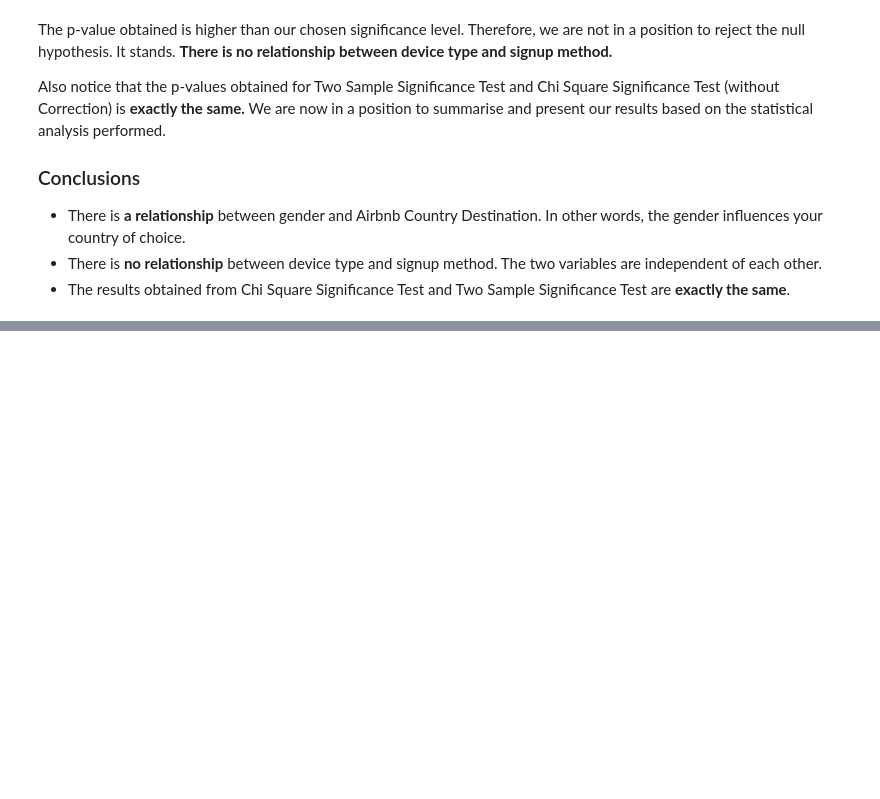
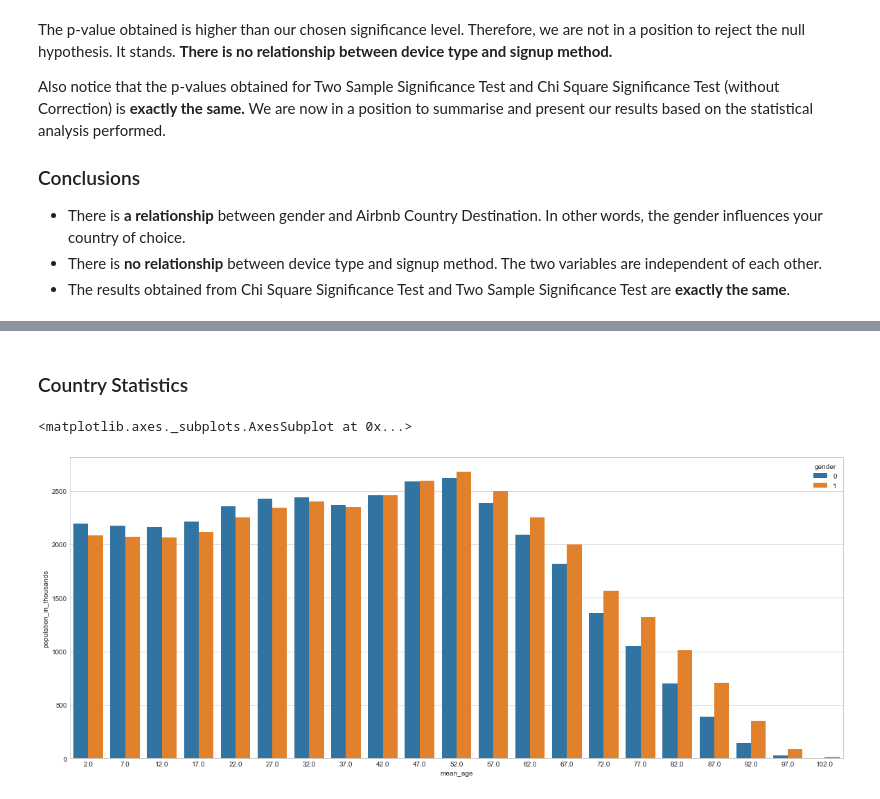
Before and after one commit to rounakbanik/airbnb, a Jupyter notebook: airbnb.ipynb, the cells around one changed output, grey strips where cells are left out. Saved outputs shown, nothing was run; the diff lists cells and outputs as text; code cells hidden in the pictures; blank space fills up the shorter version.

Commit message:
Add Milestone Report and Data Visualisation.

```diff
--- a/airbnb.ipynb
+++ b/airbnb.ipynb
@@ -504,0 +509,8 @@ Also notice that the p-values obtained for Two Sample Significance Test and Chi
+# %% [markdown]
+### Country Statistics
+# %%
+plt.figure(figsize=(20,8))
+sns.barplot(x='mean_age', y='population_in_thousands', hue='gender', data=df_agb, ci=None)
+# %% [output]
+<matplotlib.axes._subplots.AxesSubplot at 0x...>
+[figure, added]
```
Also changed, not shown: parts of 77 cells of this notebook, 1 other file.
